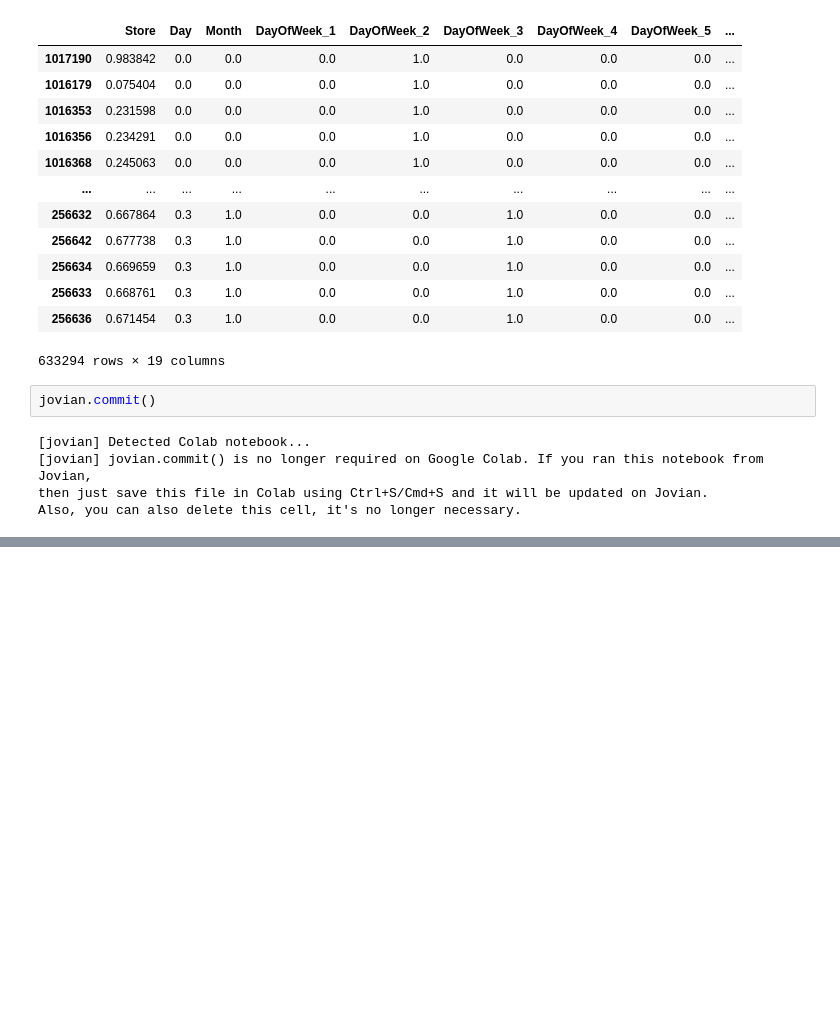
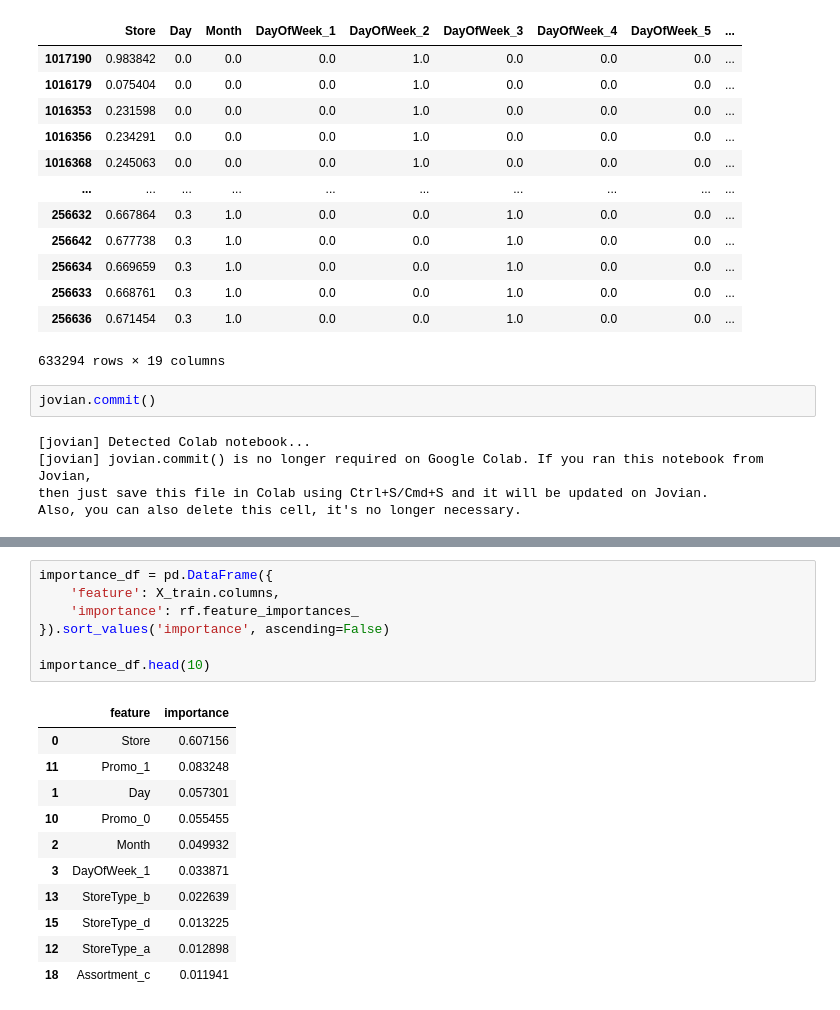
Before and after one commit to diyabhandary/repo1, a Jupyter notebook: RossmannStoreSales.ipynb, the cells around one changed output, grey strips where cells are left out. Saved outputs shown, nothing was run; the diff lists cells and outputs as text; blank space fills up the shorter version.

```diff
--- a/RossmannStoreSales.ipynb
+++ b/RossmannStoreSales.ipynb
@@ -468,0 +686,19 @@ Also, you can also delete this cell, it's no longer necessary.
+# %%
+importance_df = pd.DataFrame({
+    'feature': X_train.columns,
+    'importance': rf.feature_importances_
+}).sort_values('importance', ascending=False)
+
+importance_df.head(10)
+# %% [output]
+|  | feature | importance |
+| 0 | Store | 0.607156 |
+| 11 | Promo_1 | 0.083248 |
+| 1 | Day | 0.057301 |
+| 10 | Promo_0 | 0.055455 |
+| 2 | Month | 0.049932 |
+| 3 | DayOfWeek_1 | 0.033871 |
+| 13 | StoreType_b | 0.022639 |
+| 15 | StoreType_d | 0.013225 |
+| 12 | StoreType_a | 0.012898 |
+| 18 | Assortment_c | 0.011941 |
```
Also changed, not shown: parts of 48 cells of this notebook.
